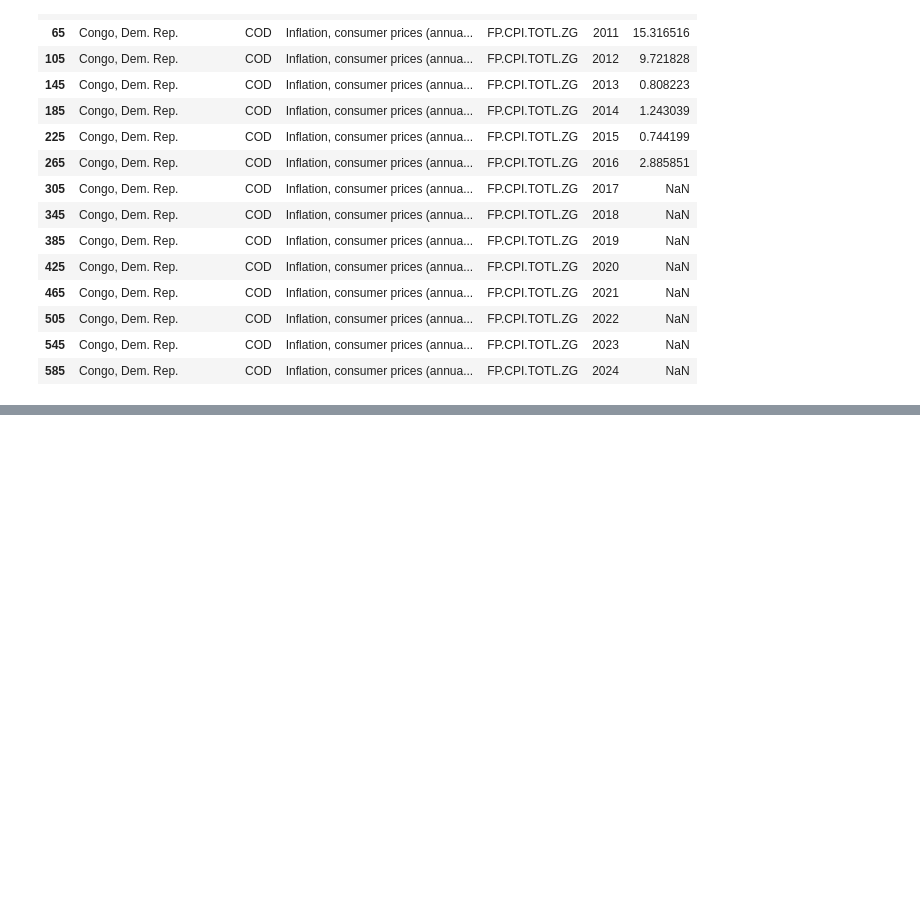
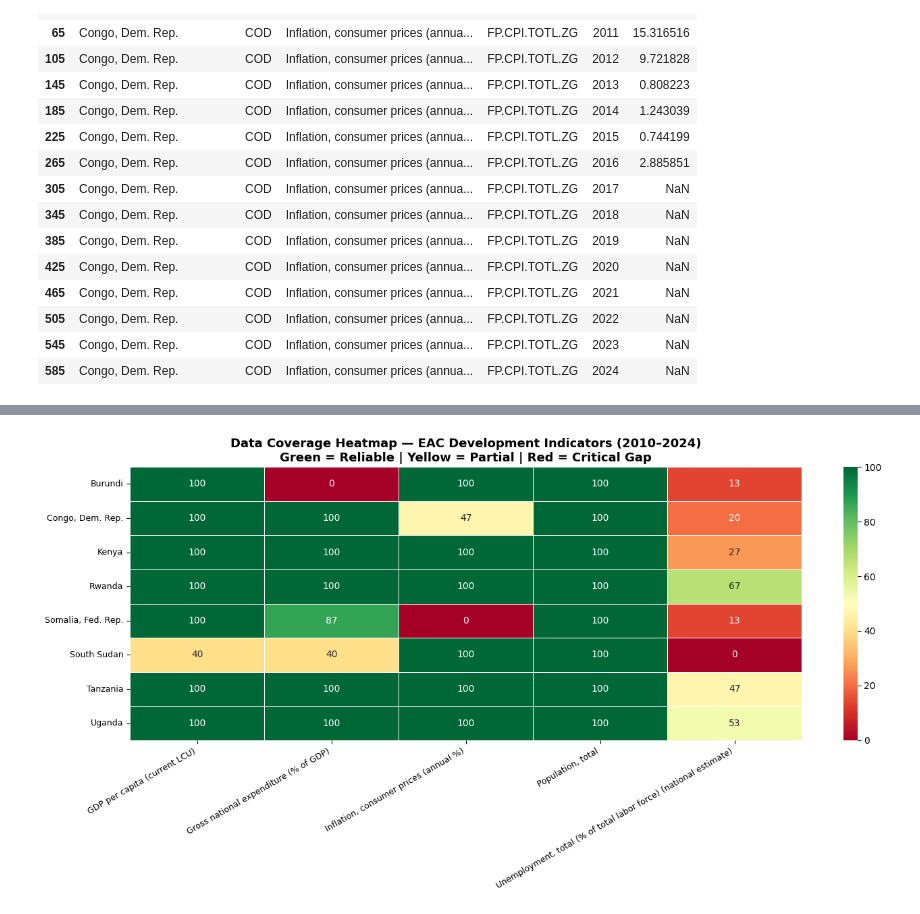
Before and after one commit to Sirkamal/East-African-Development-Indicators, a Jupyter notebook: Notebook.ipynb, the cells around one changed output, grey strips where cells are left out. Drawn from its saved outputs; the diff is of its cells as text; code cells hidden in the pictures; blank space fills up the shorter version.

Commit message:
Chapter 2: Data reliability audit and coverage analysis

```diff
--- a/Notebook.ipynb
+++ b/Notebook.ipynb
@@ -369,0 +397,4 @@ df_long[
+# %%
+df_long = pd.read_csv(r'C:\Users\abdin\Desktop\Decision Analysist\Chapter 1 Projects\East African Countries Development Indicators\Data\EAC_Development_Indicators_Clean.csv')
+
+df_long.head()
@@ -369,0 +408,9 @@ df_long[
+# %%
+coverage = (
+    df_long.groupby(["Country Name", "Series Name"])["Value"]
+    .apply(lambda x: round(x.notna().sum() / total_years * 100, 1))
+    .reset_index()
+)
+
+coverage.columns = ["Country Name", "Series Name", "Coverage Rate (%)"]
+coverage.sort_values("Coverage Rate (%)", ascending=True)
@@ -369,0 +461,47 @@ df_long[
+# %%
+import seaborn as sns
+import matplotlib.pyplot as plt
+
+# Pivot coverage into a matrix format
+coverage_matrix = coverage.pivot(
+    index="Country Name",
+    columns="Series Name",
+    values="Coverage Rate (%)"
+)
+
+# Plot heatmap
+fig, ax = plt.subplots(figsize=(14, 7))
+
+sns.heatmap(
+    coverage_matrix,
+    annot=True,
+    fmt=".0f",
+    cmap="RdYlGn",
+    vmin=0,
+    vmax=100,
+    linewidths=0.5,
+    linecolor="white",
+    ax=ax
+)
+
+ax.set_title(
+    "Data Coverage Heatmap — EAC Development Indicators (2010–2024)\n"
+    "Green = Reliable | Yellow = Partial | Red = Critical Gap",
+    fontsize=13,
+    fontweight="bold"
+)
+ax.set_xlabel("")
+ax.set_ylabel("")
+plt.xticks(rotation=30, ha="right", fontsize=9)
+plt.yticks(rotation=0, fontsize=9)
+plt.tight_layout()
+
+plt.savefig(
+    r'C:\Users\abdin\Desktop\Decision Analysist\Chapter 1 Projects\East African Countries Development Indicators\Visuals\coverage_heatmap.png',
+    dpi=150,
+    bbox_inches="tight"
+)
+
+plt.show()
+# %% [output]
+[figure, added]
```
Also changed, not shown: parts of 5 cells of this notebook.
